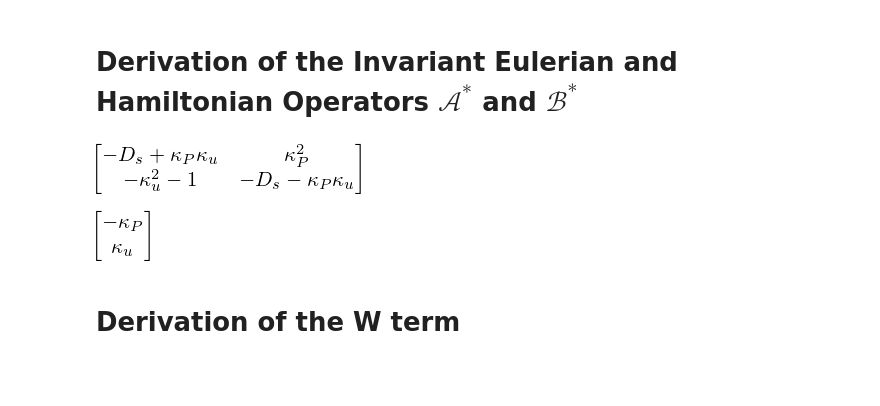
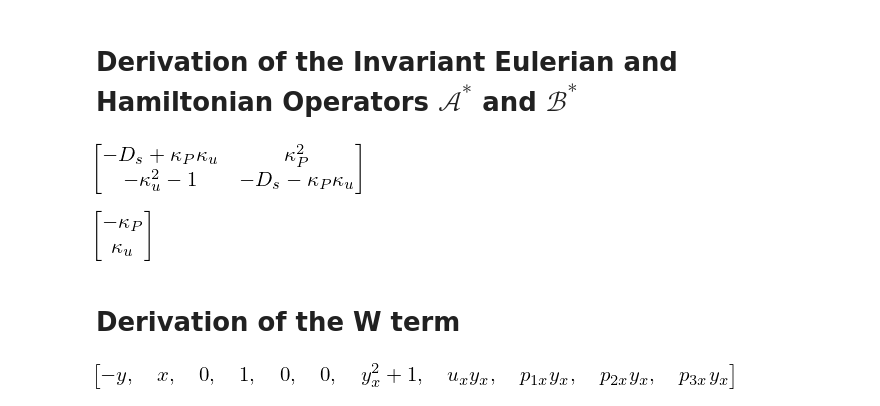
Before and after one commit to broom010/Lie_Symmetry, a Jupyter notebook: Invariant Euler-Lagrange Equations for Two Dimensional Framed Curves.ipynb, the cells around one changed output. Cells and saved outputs as stored; diff of their text form; code cells hidden in the pictures; blank space fills up the shorter version.

```diff
--- a/Invariant Euler-Lagrange Equations for Two Dimensional Framed Curves.ipynb
+++ b/Invariant Euler-Lagrange Equations for Two Dimensional Framed Curves.ipynb
@@ -145,3 +145,7 @@ g.invariant_Hamilton()
 [figure]
 # %% [markdown]
 # Derivation of the W term
+# %%
+lp.Prolong([['x'],['y','u','p1','p2','p3']],[-symbols('y'),symbols('x'),0,1,0,0],1)
+# %% [output]
+[figure, added]
```
Also changed, not shown: 5 other files.
